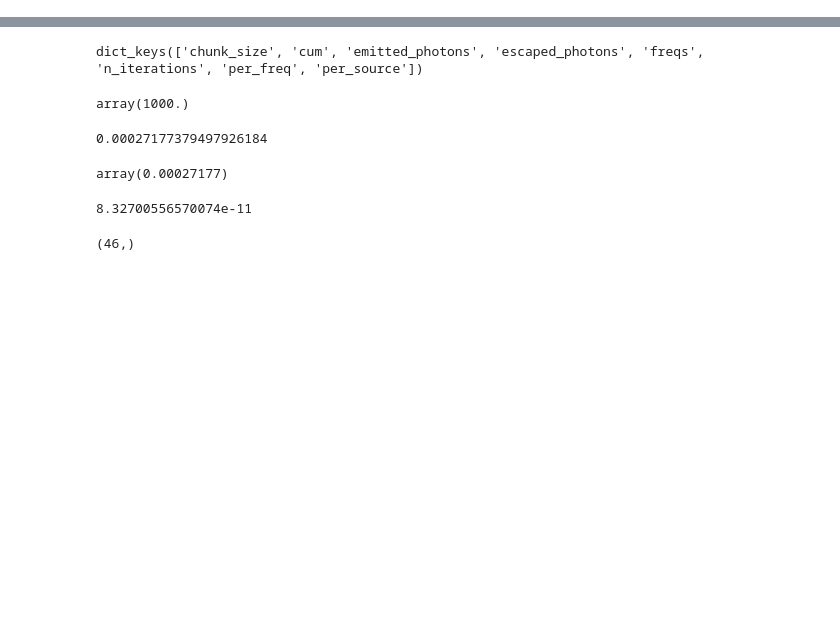
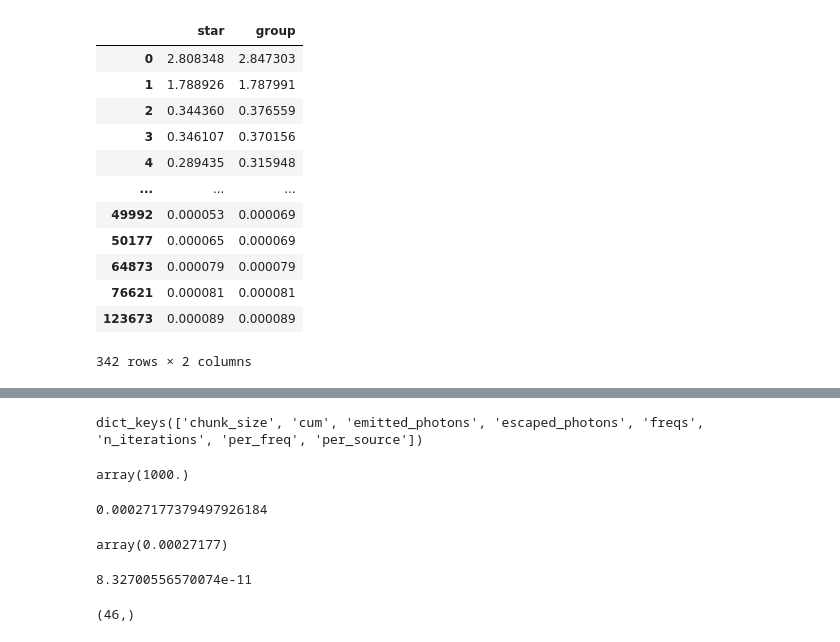
Before and after one commit to IvanKostyuk94/f_esc, a Jupyter notebook: Analysis.ipynb, the cells around one changed output, grey strips where cells are left out. Saved outputs shown, nothing was run; the diff lists cells and outputs as text; code cells hidden in the pictures; blank space fills up the shorter version.

```diff
--- a/Analysis.ipynb
+++ b/Analysis.ipynb
@@ -94,0 +80,2 @@ halos = construct_halo_dict(simname, config_dust, config_no_dust)
+# %%
+df.dropna(subset=[('f_esc', 0)], inplace=True)
@@ -94,0 +127,22 @@ halos = construct_halo_dict(simname, config_dust, config_no_dust)
+# %%
+a = df[df['M_star',0].notnull()]['M_star',0]
+# %%
+b = df[df[('M_star',0)].notnull()][('GroupMassType', 4)]
+# %%
+test = pd.DataFrame({'star':a, 'group':b})
+# %%
+test
+# %% [output]
+|  | star | group |
+| 0 | 2.808348 | 2.847303 |
+| 1 | 1.788926 | 1.787991 |
+| 2 | 0.344360 | 0.376559 |
+| 3 | 0.346107 | 0.370156 |
+| 4 | 0.289435 | 0.315948 |
+| ... | ... | ... |
+| 49992 | 0.000053 | 0.000069 |
+| 50177 | 0.000065 | 0.000069 |
+| 64873 | 0.000079 | 0.000079 |
+| 76621 | 0.000081 | 0.000081 |
+| 123673 | 0.000089 | 0.000089 |
+342 rows × 2 columns
```
Also changed, not shown: parts of 25 cells of this notebook, 2 other files.
